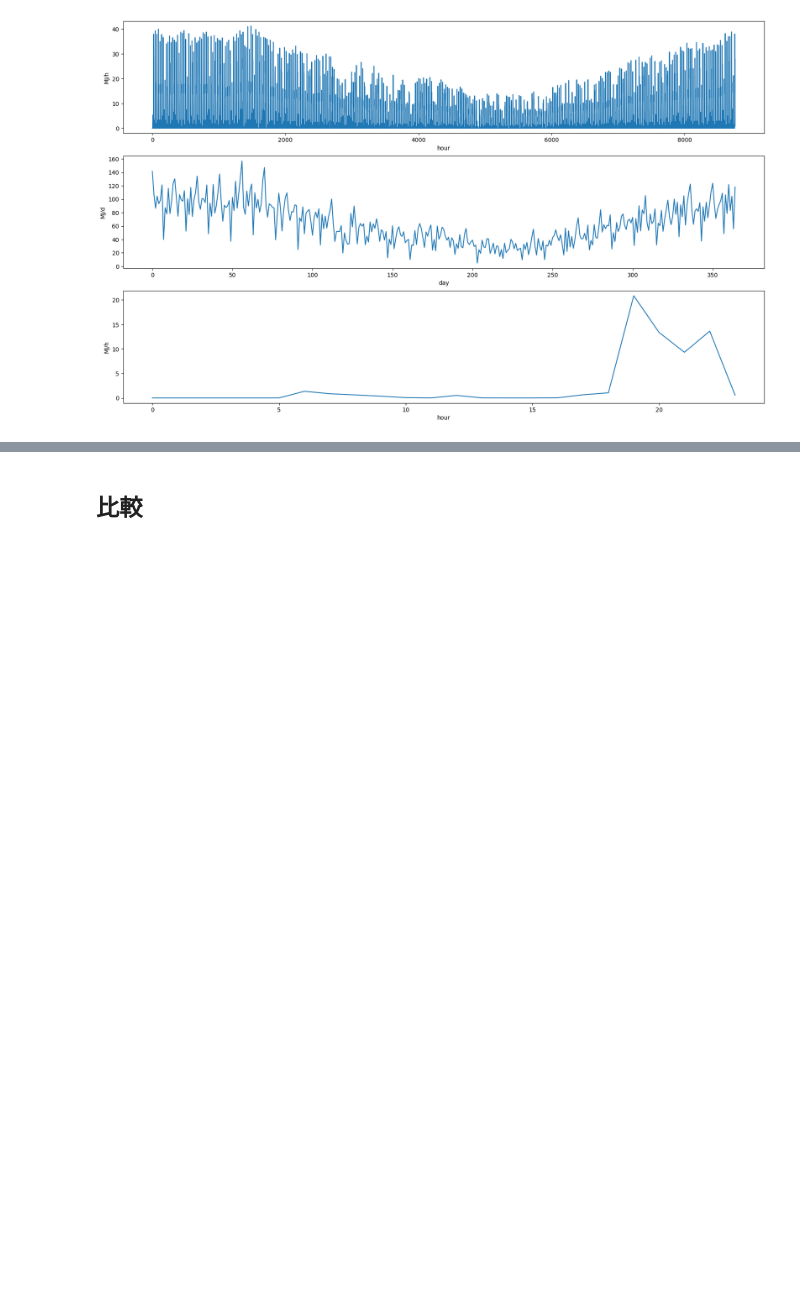
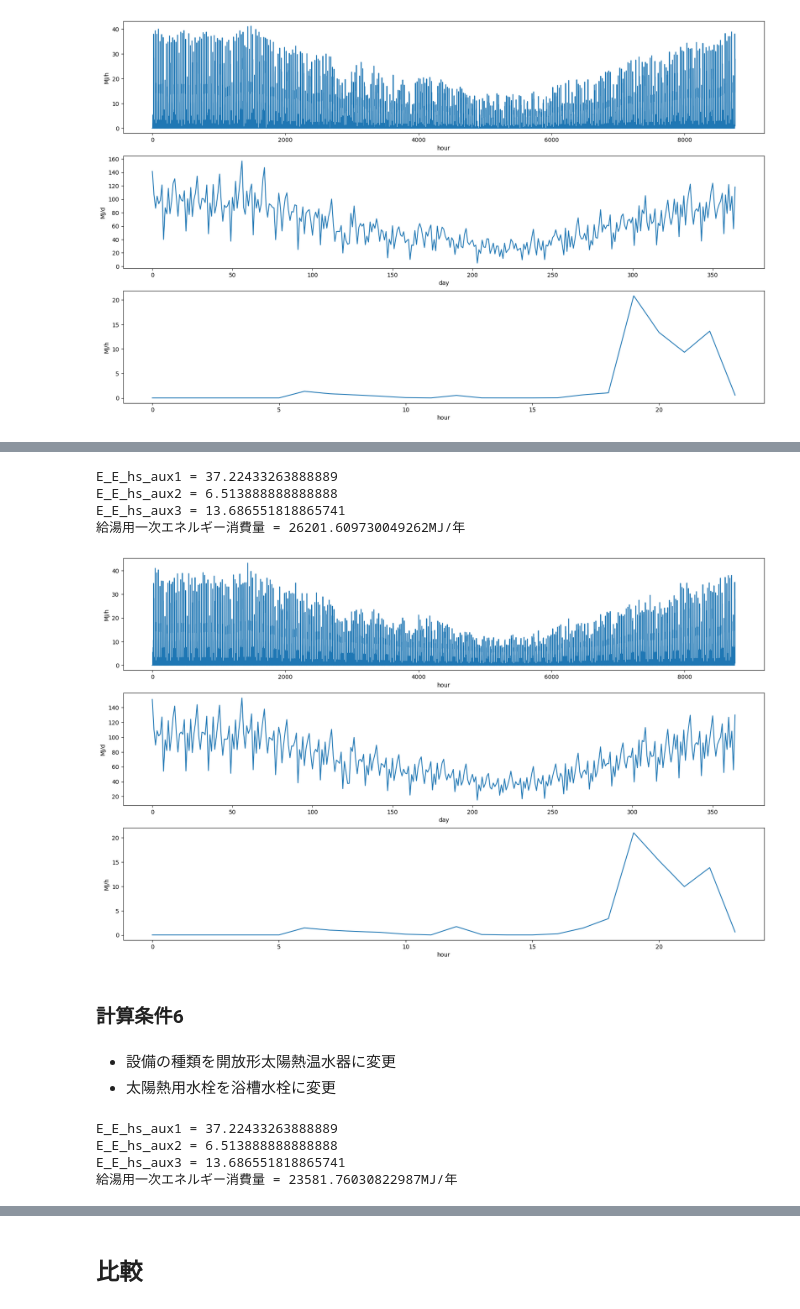
Before and after one commit to BRI-EES-House/pyhees_example, a Jupyter notebook: s09_02_water_based_solar_system.ipynb, the cells around one changed output, grey strips where cells are left out. Cells and saved outputs as stored; diff of their text form; code cells hidden in the pictures; blank space fills up the shorter version.

```diff
--- a/s09_02_water_based_solar_system.ipynb
+++ b/s09_02_water_based_solar_system.ipynb
@@ -176,0 +163,32 @@ get_each_graph(E_W_d_t_3)
+# %%
+base, HW, SHC = get_default_water_based_solar_system()
+SHC['ls_type'] = '開放形太陽熱温水器'
+SHC['hw_connection_type'] = '浴槽落とし込み方式'
+SHC['solar_water_tap'] = 'シャワー・浴槽水栓'
+SHC['V_tank'] = 50
+E_W_d_t_5 = calc_results(base, HW, SHC)['Ene_TOTAL']
+# %% [output]
+E_E_hs_aux1 = 37.22433263888889
+E_E_hs_aux2 = 6.513888888888888
+E_E_hs_aux3 = 13.686551818865741
+給湯用一次エネルギー消費量 = 26201.609730049262MJ/年
+# %%
+get_each_graph(E_W_d_t_5)
+# %% [output]
+[figure, added]
+# %% [markdown]
+### 計算条件6
+# %% [markdown]
+- 設備の種類を開放形太陽熱温水器に変更
+- 太陽熱用水栓を浴槽水栓に変更
+# %%
+base, HW, SHC = get_default_water_based_solar_system()
+SHC['ls_type'] = '開放形太陽熱温水器'
+SHC['hw_connection_type'] = '浴槽落とし込み方式'
+SHC['solar_water_tap'] = '浴槽水栓'
+E_W_d_t_6 = calc_results(base, HW, SHC)['Ene_TOTAL']
+# %% [output]
+E_E_hs_aux1 = 37.22433263888889
+E_E_hs_aux2 = 6.513888888888888
+E_E_hs_aux3 = 13.686551818865741
+給湯用一次エネルギー消費量 = 23581.76030822987MJ/年
```
Also changed, not shown: parts of 12 cells of this notebook.
